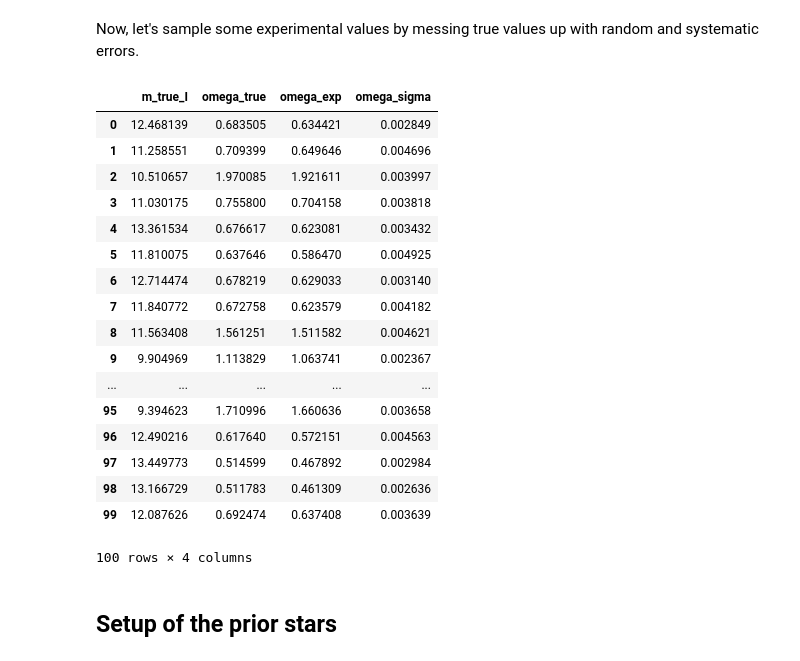
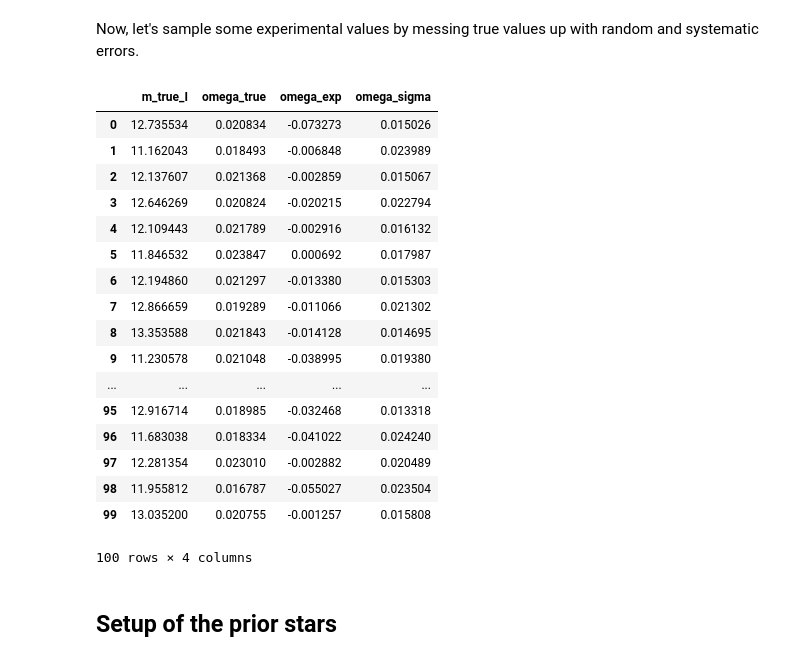
Before and after one commit to vickyscowcroft/bayesian_pl_fitting, a Jupyter notebook: batdog.ipynb, the cells around one changed output. Cells and saved outputs as stored; diff of their text form; code cells hidden in the pictures.

```diff
--- a/batdog.ipynb
+++ b/batdog.ipynb
@@ -185,7 +185,7 @@ np.random.seed(42)
 Let's sample the real location of the stars
 # %%
 # Set some parameters
-N_stars = 100  # number of stars
+N_stars = 100  # Number of stars
 
 # Some names for star samples, currently just consecutive integers
 sampled_ids = pd.Series(list(range(0, N_stars)))
@@ -193,24 +193,9 @@ sampled_ids = pd.Series(list(range(0, N_stars)))
 # A pandas DataFrame for all true and experimental data
 data = pd.DataFrame(sampled_ids, columns=['ID'])
 
-# Assign a random ra and dec to every star
-data['ra'] = pd.Series(np.random.rand(N_stars) * 360)
-data['dec'] = pd.Series((np.random.rand(N_stars) - 0.5)*180)
+# Sample N_stars stars and save to our DataFrame
+data['ra'], data['dec'], data['r_true'] = \
+    sample_stellar_distribution(N_stars)
 
-# Sample stellar_distribution to assign distance values to each star
-i = 0
-r_true = np.zeros(N_stars)
-while i < N_stars:
-    # Create a test r of size ~scale and a deviate test_p
-    # to compare with the interval
-    test_r = (2*scale - scale/2)*np.random.rand() + scale/2
-    test_p = np.random.rand()
-
-    # See if the test point is in the distribution or not
-    if test_p < stellar_distribution(test_r, scale, fact=factor):
-        r_true[i] = test_r
-        i += 1
-
-# Assign r and implied parallax values we've got to the data frame
-data['r_true'] = pd.Series(r_true)
-data['omega_true'] = pd.Series((1 / r_true)*1e3)
+# Assign implied parallax values to the data frame
+data['omega_true'] = pd.Series((1 / data['r_true'])*1e3)
@@ -219,7 +206,7 @@ Let's assign stellar parameters from a PLR relation we're gonna make up for funs
 # %%
 band_names = ['E', 'M', 'I']
 a_true = [-2.9, -2.8, -2.7]
-b_true = [ 2.9,  3.0,  3.1]
+b_true = [ -4.9,  -4.8,  -4.7]
 s_true = [ 0.1,  0.3,  0.5]
 N_bands = len(band_names)  # number of bands
 # %% [markdown]
@@ -288,7 +275,7 @@ def parallax_error_estimator(magnitude, N_stars):
 
 """Parallax"""
 omega_0_true = -0.05  # in mas
-parallax_errors = parallax_error_estimator(data['m_true_I'], N_stars) / 5 ################## BIG CHEEKY DIVISION HERE
+parallax_errors = parallax_error_estimator(data['m_true_I'], N_stars)
 data['omega_exp'] = (data['omega_true'] + omega_0_true
                      + np.random.normal(loc=0, scale=1, size=N_stars)
                      * parallax_errors)
@@ -311,50 +298,49 @@ for i, j in zip(band_names, range(N_bands)):
     app_magnitude_errors = np.random.normal(loc=0, scale=0.01, size=N_stars)
     data['m_exp'+band] = data['m_true'+band] + app_magnitude_errors
     data['m_sigma'+band] = 0.01
     data['A_exp'+band] = data['A_true'+band] * ((0.9-0.5)*np.random.rand(N_stars) + 0.5)
     data['A_sigma'+band] = 0.3 * data['A_exp'+band]   # 30% error on all
 
 
-
 """Inferred absolute magniture from the test PLR"""
 ### THIS CURRENTLY JUST USES INPUT ERROR - needs knowledge of relationship error also
 # We are assuming that the scatter is much greater than the period error
 # to justify M being treated as a Gaussian deviate.
 #data['M_exp'] = pd.Series(test_PLR.magnitude(data['P_exp']) + data['s_true'])
 #data['M_sigma'] = pd.Series(np.sqrt(
 #            (test_PLR.read_band_a() * data['P_sigma']/data['P_exp']
 #             * np.log(data['P_exp']))**2
 #            + (0 * test_PLR.read_band_b())**2
 #            + (0 * dispersion_guess)**2))
 
 # """Inferred radii from the test PLR"""
 # data['r_exp'] = np.power(10, (data['m_exp']
 #                              - data['M_exp']) / 5 + 1)
 # data['r_exp_u'] = np.power(10, (data['m_exp'] + data['m_sigma']
 #                                - data['M_sigma']) / 5 + 1)
 # data['r_exp_l'] = np.power(10, (data['m_exp'] - data['m_sigma']
 #                                + data['M_sigma']) / 5 + 1)
 
 # Output some data so far to look at what our results are like
 data[['m_true'+band, 'omega_true', 'omega_exp', 'omega_sigma']]
 # %% [output]
 |  | m_true_I | omega_true | omega_exp | omega_sigma |
-| 0 | 12.468139 | 0.683505 | 0.634421 | 0.002849 |
-| 1 | 11.258551 | 0.709399 | 0.649646 | 0.004696 |
-| 2 | 10.510657 | 1.970085 | 1.921611 | 0.003997 |
-| 3 | 11.030175 | 0.755800 | 0.704158 | 0.003818 |
-| 4 | 13.361534 | 0.676617 | 0.623081 | 0.003432 |
-| 5 | 11.810075 | 0.637646 | 0.586470 | 0.004925 |
-| 6 | 12.714474 | 0.678219 | 0.629033 | 0.003140 |
-| 7 | 11.840772 | 0.672758 | 0.623579 | 0.004182 |
-| 8 | 11.563408 | 1.561251 | 1.511582 | 0.004621 |
-| 9 | 9.904969 | 1.113829 | 1.063741 | 0.002367 |
+| 0 | 12.735534 | 0.020834 | -0.073273 | 0.015026 |
+| 1 | 11.162043 | 0.018493 | -0.006848 | 0.023989 |
+| 2 | 12.137607 | 0.021368 | -0.002859 | 0.015067 |
+| 3 | 12.646269 | 0.020824 | -0.020215 | 0.022794 |
+| 4 | 12.109443 | 0.021789 | -0.002916 | 0.016132 |
+| 5 | 11.846532 | 0.023847 | 0.000692 | 0.017987 |
+| 6 | 12.194860 | 0.021297 | -0.013380 | 0.015303 |
+| 7 | 12.866659 | 0.019289 | -0.011066 | 0.021302 |
+| 8 | 13.353588 | 0.021843 | -0.014128 | 0.014695 |
+| 9 | 11.230578 | 0.021048 | -0.038995 | 0.019380 |
 | ... | ... | ... | ... | ... |
-| 95 | 9.394623 | 1.710996 | 1.660636 | 0.003658 |
-| 96 | 12.490216 | 0.617640 | 0.572151 | 0.004563 |
-| 97 | 13.449773 | 0.514599 | 0.467892 | 0.002984 |
-| 98 | 13.166729 | 0.511783 | 0.461309 | 0.002636 |
-| 99 | 12.087626 | 0.692474 | 0.637408 | 0.003639 |
+| 95 | 12.916714 | 0.018985 | -0.032468 | 0.013318 |
+| 96 | 11.683038 | 0.018334 | -0.041022 | 0.024240 |
+| 97 | 12.281354 | 0.023010 | -0.002882 | 0.020489 |
+| 98 | 11.955812 | 0.016787 | -0.055027 | 0.023504 |
+| 99 | 13.035200 | 0.020755 | -0.001257 | 0.015808 |
 100 rows × 4 columns
 # %% [markdown]
 ## Setup of the prior stars
```
Also changed, not shown: parts of 38 cells of this notebook.
